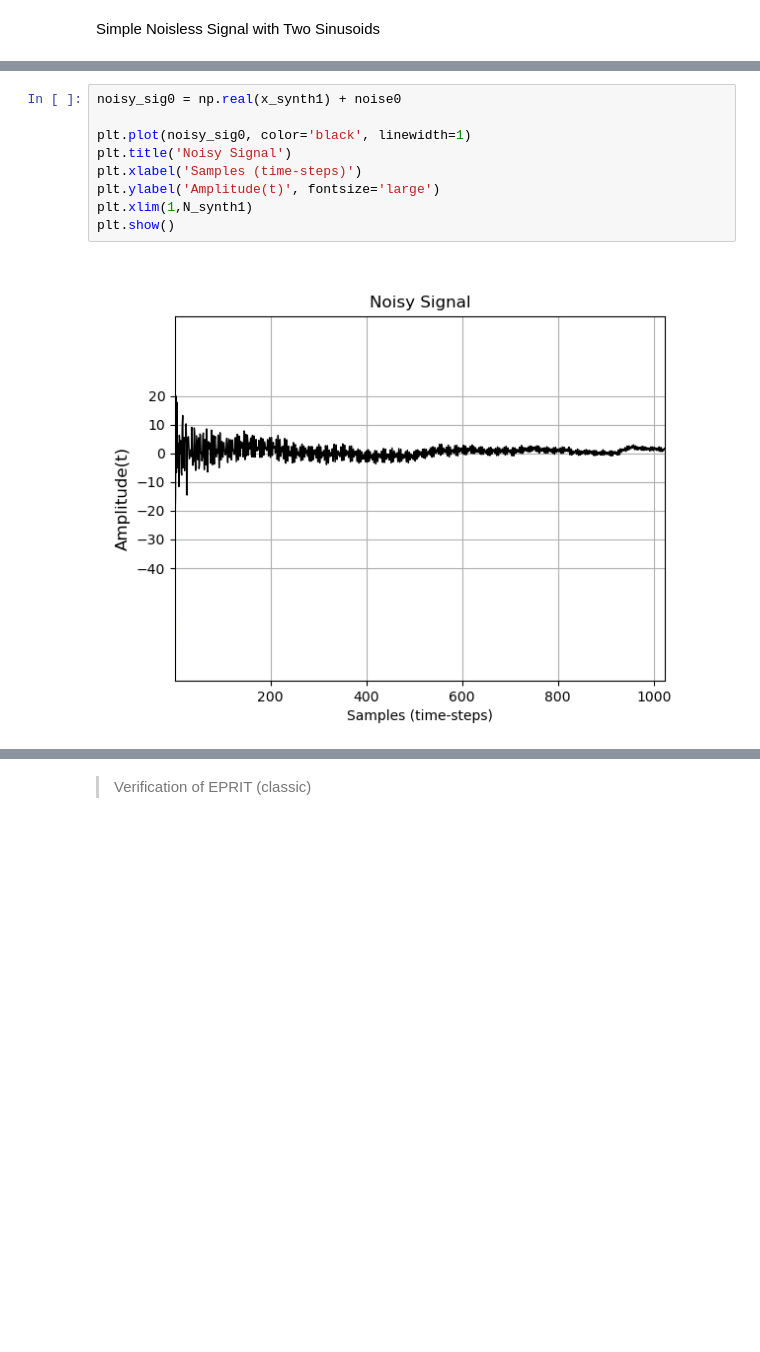
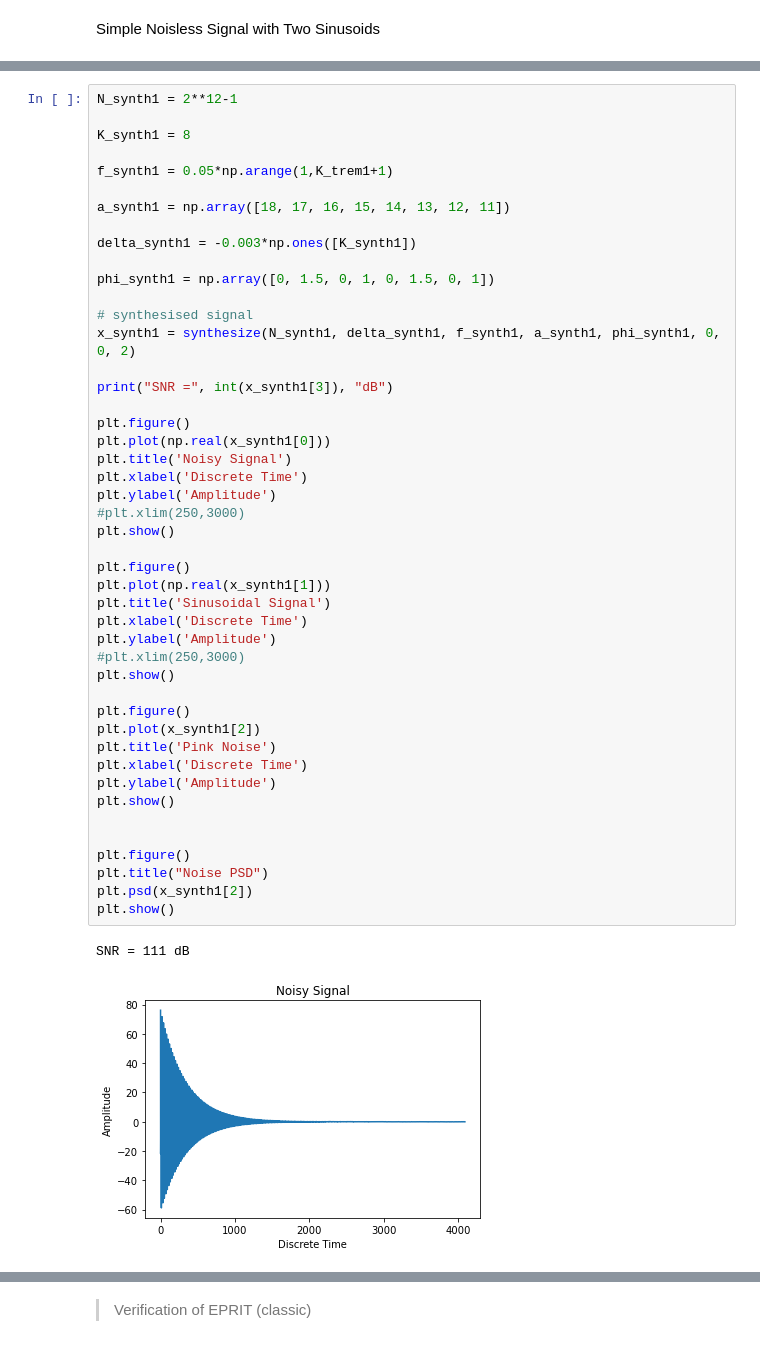
Before and after one commit to piptouque/atiam_pam_hrparam, a Jupyter notebook: source/ESPRIT-Roy.ipynb, the cells around one changed output, grey strips where cells are left out. Cells and saved outputs as stored; diff of their text form; blank space fills up the shorter version.

```diff
--- a/source/ESPRIT-Roy.ipynb
+++ b/source/ESPRIT-Roy.ipynb
@@ -463,11 +442,49 @@ plt.show()
-# %%
-noisy_sig0 = np.real(x_synth1) + noise0
-
-plt.plot(noisy_sig0, color='black', linewidth=1)
-plt.title('Noisy Signal')
-plt.xlabel('Samples (time-steps)')
-plt.ylabel('Amplitude(t)', fontsize='large')
-plt.xlim(1,N_synth1)
-plt.show()
-# %% [output]
-[figure, removed]
+# %%
+N_synth1 = 2**12-1
+
+K_synth1 = 8
+
+f_synth1 = 0.05*np.arange(1,K_trem1+1)
+
+a_synth1 = np.array([18, 17, 16, 15, 14, 13, 12, 11])
+
+delta_synth1 = -0.003*np.ones([K_synth1])
+
+phi_synth1 = np.array([0, 1.5, 0, 1, 0, 1.5, 0, 1])
+
+# synthesised signal
+x_synth1 = synthesize(N_synth1, delta_synth1, f_synth1, a_synth1, phi_synth1, 0, 0, 2)
+
+print("SNR =", int(x_synth1[3]), "dB")
+
+plt.figure()
+plt.plot(np.real(x_synth1[0]))
+plt.title('Noisy Signal')
+plt.xlabel('Discrete Time')
+plt.ylabel('Amplitude')
+#plt.xlim(250,3000)
+plt.show()
+
+plt.figure()
+plt.plot(np.real(x_synth1[1]))
+plt.title('Sinusoidal Signal')
+plt.xlabel('Discrete Time')
+plt.ylabel('Amplitude')
+#plt.xlim(250,3000)
+plt.show()
+
+plt.figure()
+plt.plot(x_synth1[2])
+plt.title('Pink Noise')
+plt.xlabel('Discrete Time')
+plt.ylabel('Amplitude')
+plt.show()
+
+
+plt.figure()
+plt.title("Noise PSD")
+plt.psd(x_synth1[2])
+plt.show()
+# %% [output]
+SNR = 111 dB
+[figure, added]
```
Also changed, not shown: parts of 33 cells of this notebook, 12 other files.
